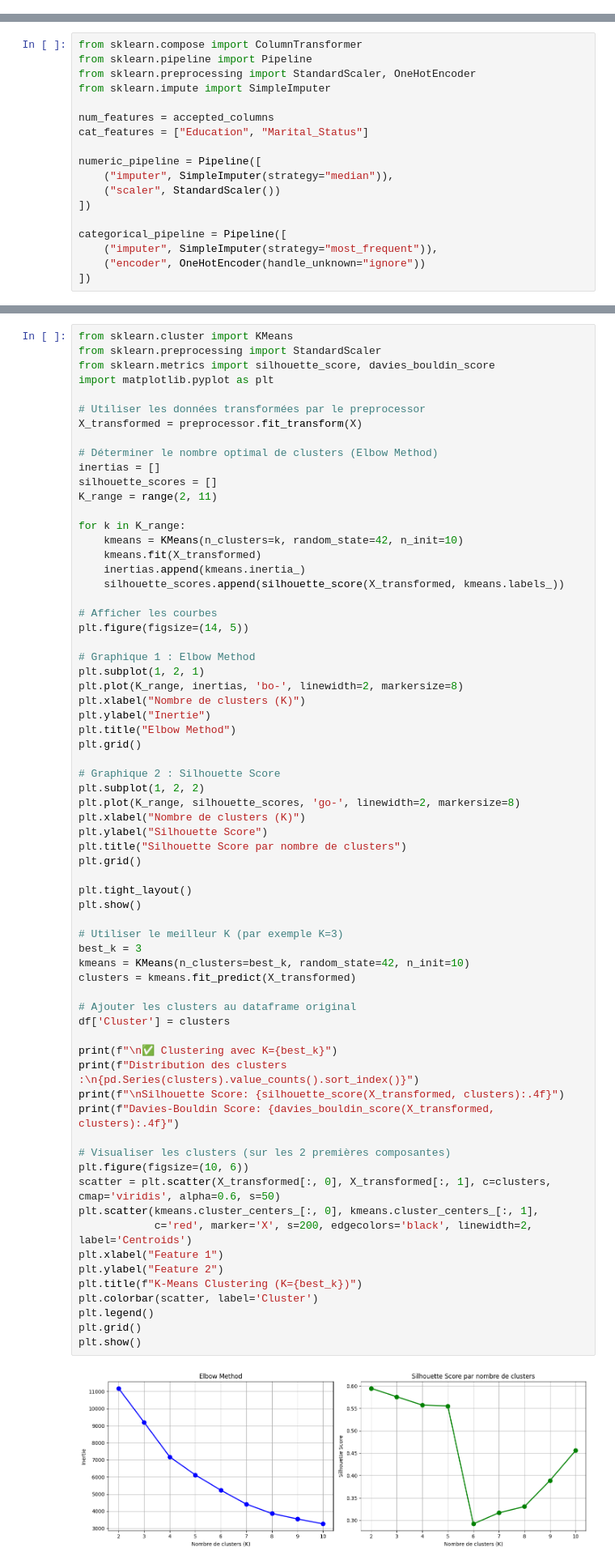
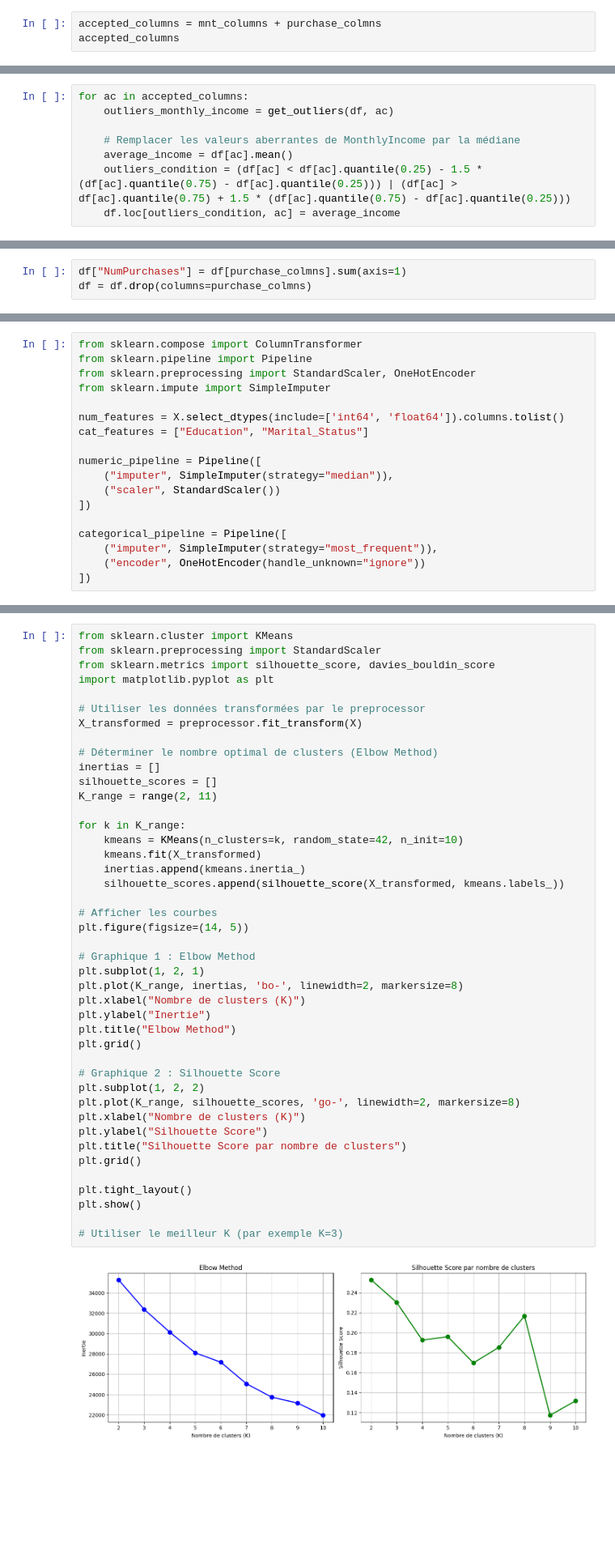
Before and after one commit to enniriss/Predict_Bitcoin, a Jupyter notebook: src/analyse.ipynb, the cells around one changed output, grey strips where cells are left out. Shown at 81% size. Drawn from its saved outputs; the diff is of its cells as text; blank space fills up the shorter version.

```diff
--- a/src/analyse.ipynb
+++ b/src/analyse.ipynb
@@ -110,0 +167,3 @@ Pour normaliser les donénes, il est préférable d'utiliser la médiane, car on
+# %%
+accepted_columns = mnt_columns + purchase_colmns
+accepted_columns
@@ -110,0 +180,8 @@ Pour normaliser les donénes, il est préférable d'utiliser la médiane, car on
+# %%
+for ac in accepted_columns:
+    outliers_monthly_income = get_outliers(df, ac)
+
+    # Remplacer les valeurs aberrantes de MonthlyIncome par la médiane
+    average_income = df[ac].mean()
+    outliers_condition = (df[ac] < df[ac].quantile(0.25) - 1.5 * (df[ac].quantile(0.75) - df[ac].quantile(0.25))) | (df[ac] > df[ac].quantile(0.75) + 1.5 * (df[ac].quantile(0.75) - df[ac].quantile(0.25)))
+    df.loc[outliers_condition, ac] = average_income
@@ -111 +217,4 @@ Pour normaliser les donénes, il est préférable d'utiliser la médiane, car on
+# %%
+df["NumPurchases"] = df[purchase_colmns].sum(axis=1)
+df = df.drop(columns=purchase_colmns)
 # %% [markdown]
@@ -154,7 +254,7 @@ from sklearn.pipeline import Pipeline
 from sklearn.preprocessing import StandardScaler, OneHotEncoder
 from sklearn.impute import SimpleImputer
 
-num_features = accepted_columns
+num_features = X.select_dtypes(include=['int64', 'float64']).columns.tolist()
 cat_features = ["Education", "Marital_Status"]
 
 numeric_pipeline = Pipeline([
@@ -282,55 +368,31 @@ K_range = range(2, 11)
 for k in K_range:
     kmeans = KMeans(n_clusters=k, random_state=42, n_init=10)
     kmeans.fit(X_transformed)
     inertias.append(kmeans.inertia_)
     silhouette_scores.append(silhouette_score(X_transformed, kmeans.labels_))
 
 # Afficher les courbes
 plt.figure(figsize=(14, 5))
 
 # Graphique 1 : Elbow Method
 plt.subplot(1, 2, 1)
 plt.plot(K_range, inertias, 'bo-', linewidth=2, markersize=8)
 plt.xlabel("Nombre de clusters (K)")
 plt.ylabel("Inertie")
 plt.title("Elbow Method")
 plt.grid()
 
 # Graphique 2 : Silhouette Score
 plt.subplot(1, 2, 2)
 plt.plot(K_range, silhouette_scores, 'go-', linewidth=2, markersize=8)
 plt.xlabel("Nombre de clusters (K)")
 plt.ylabel("Silhouette Score")
 plt.title("Silhouette Score par nombre de clusters")
 plt.grid()
 
 plt.tight_layout()
 plt.show()
 
 # Utiliser le meilleur K (par exemple K=3)
-best_k = 3
-kmeans = KMeans(n_clusters=best_k, random_state=42, n_init=10)
-clusters = kmeans.fit_predict(X_transformed)
-
-# Ajouter les clusters au dataframe original
-df['Cluster'] = clusters
-
-print(f"\n✅ Clustering avec K={best_k}")
-print(f"Distribution des clusters :\n{pd.Series(clusters).value_counts().sort_index()}")
-print(f"\nSilhouette Score: {silhouette_score(X_transformed, clusters):.4f}")
-print(f"Davies-Bouldin Score: {davies_bouldin_score(X_transformed, clusters):.4f}")
-
-# Visualiser les clusters (sur les 2 premières composantes)
-plt.figure(figsize=(10, 6))
-scatter = plt.scatter(X_transformed[:, 0], X_transformed[:, 1], c=clusters, cmap='viridis', alpha=0.6, s=50)
-plt.scatter(kmeans.cluster_centers_[:, 0], kmeans.cluster_centers_[:, 1],
-            c='red', marker='X', s=200, edgecolors='black', linewidth=2, label='Centroids')
-plt.xlabel("Feature 1")
-plt.ylabel("Feature 2")
-plt.title(f"K-Means Clustering (K={best_k})")
-plt.colorbar(scatter, label='Cluster')
-plt.legend()
-plt.grid()
-plt.show()
 # %% [output]
-[figure, old version]
+[figure, new version]
```
Also changed, not shown: parts of 29 cells of this notebook, 2 other files.
